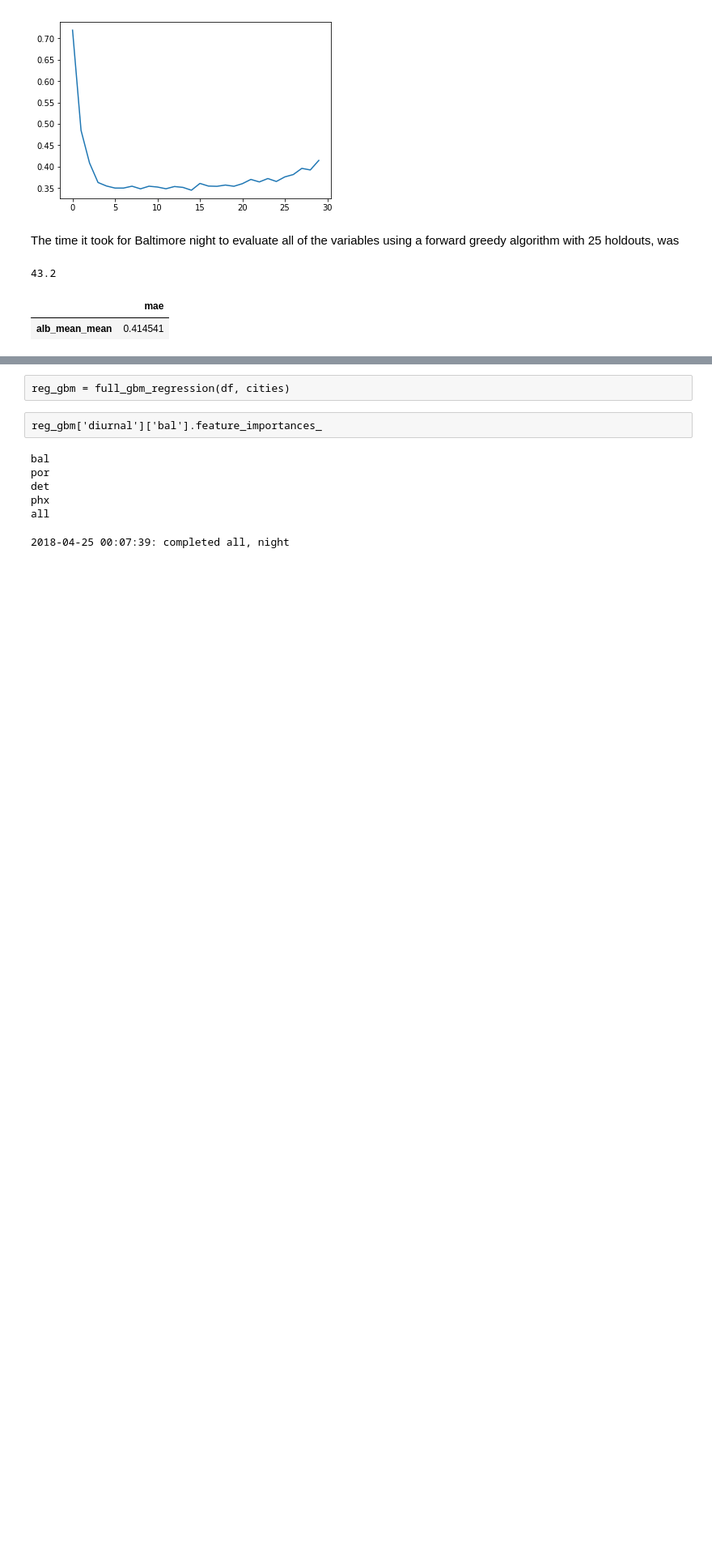
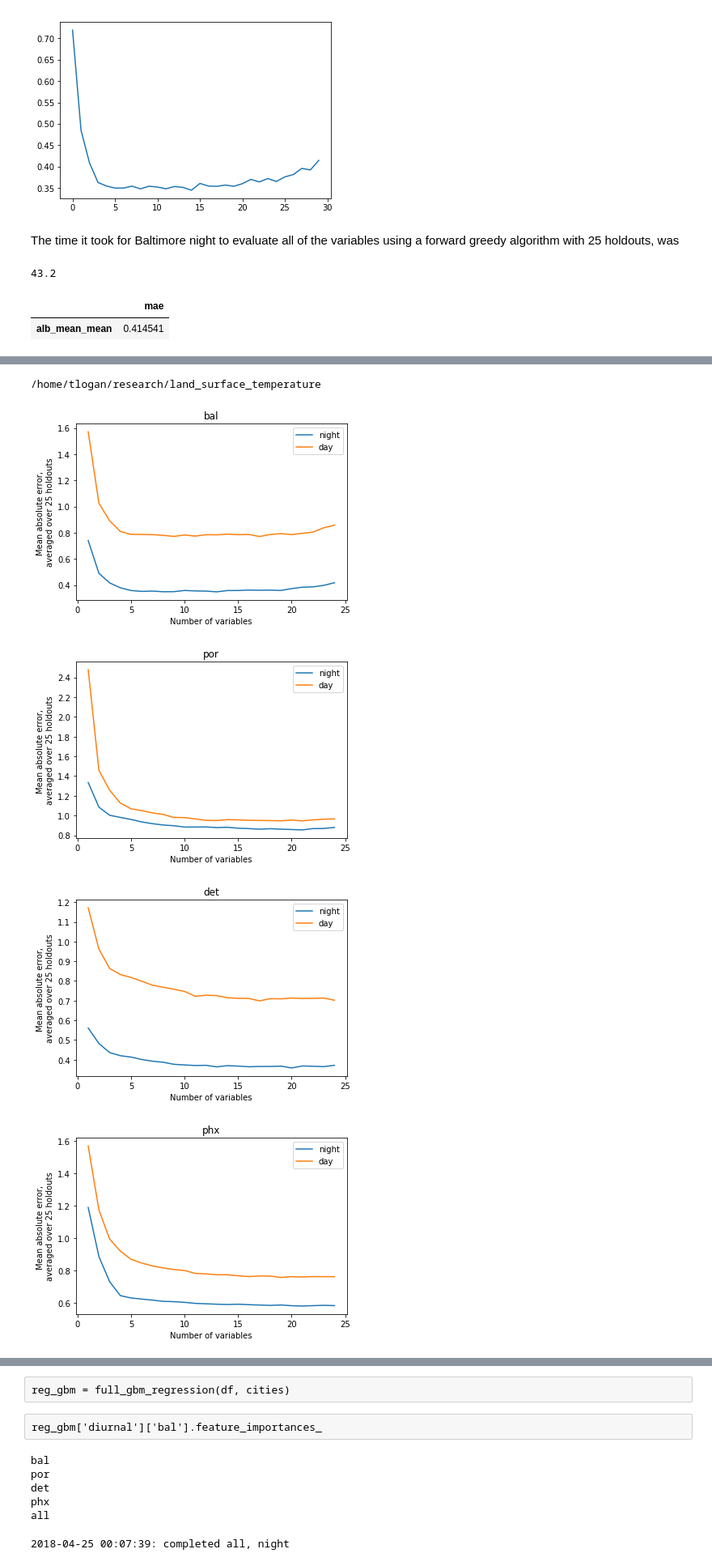
Before and after one commit to tommlogan/land_surface_temperature, a Jupyter notebook: code/analysis/debug.ipynb, the cells around one changed output, grey strips where cells are left out. Shown at 81% size. Cells and saved outputs as stored; diff of their text form; code cells hidden in the pictures; blank space fills up the shorter version.

Commit message:
adding variable selection and variable importance

```diff
--- a/code/analysis/debug.ipynb
+++ b/code/analysis/debug.ipynb
@@ -381,0 +426,23 @@ variable_mae
+# %%
+import pickle
+import os
+print(os.getcwd())
+%matplotlib inline
+with open('data/variable_selection.pkl', 'rb') as f:
+        vars_forward = pickle.load(f)
+cities = ['bal', 'por', 'det', 'phx', 'all']
+range_variables = list(range(1,vars_forward['night']['bal'].shape[0]+1))
+for city in cities:
+    for period in ['night', 'day']:
+        plt.plot(range_variables,vars_forward[period][city]['mae'], label = period)
+    plt.ylabel('Mean absolute error, \naveraged over 25 holdouts')
+    plt.xlabel('Number of variables')
+    plt.legend(loc='upper right')
+    plt.title(city)
+    plt.show()
+# %% [output]
+/home/tlogan/research/land_surface_temperature
+[figure, added]
+[figure, added]
+[figure, added]
+[figure, added]
```
Also changed, not shown: parts of 18 cells of this notebook, 10 other files.
